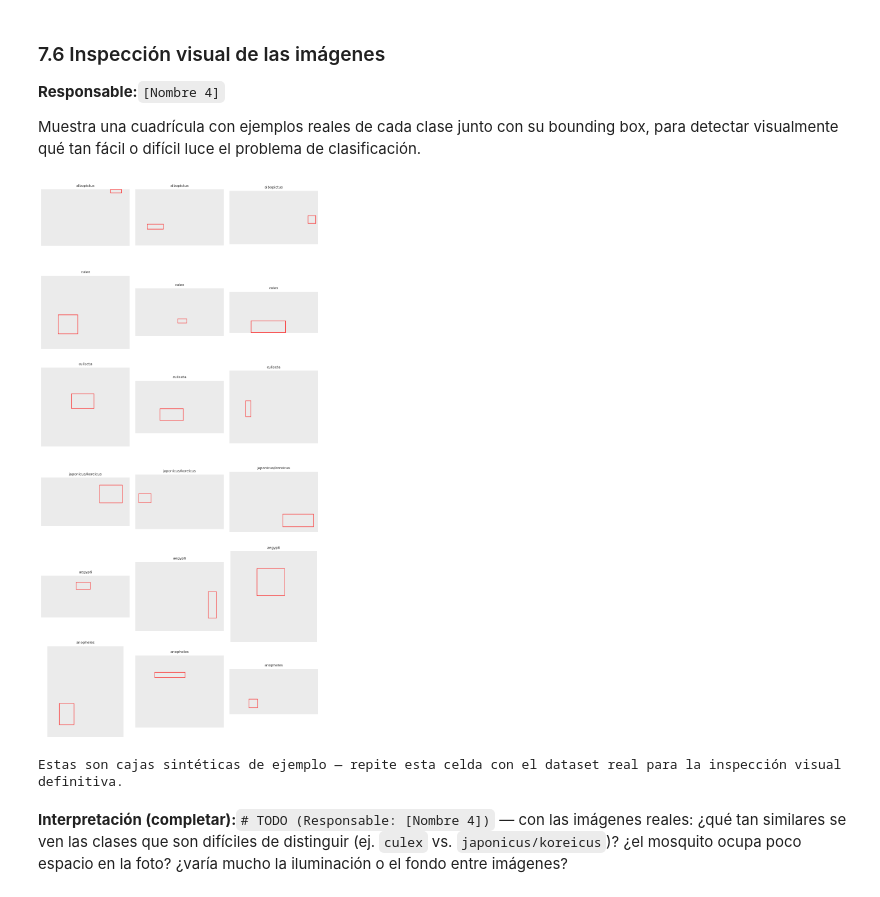
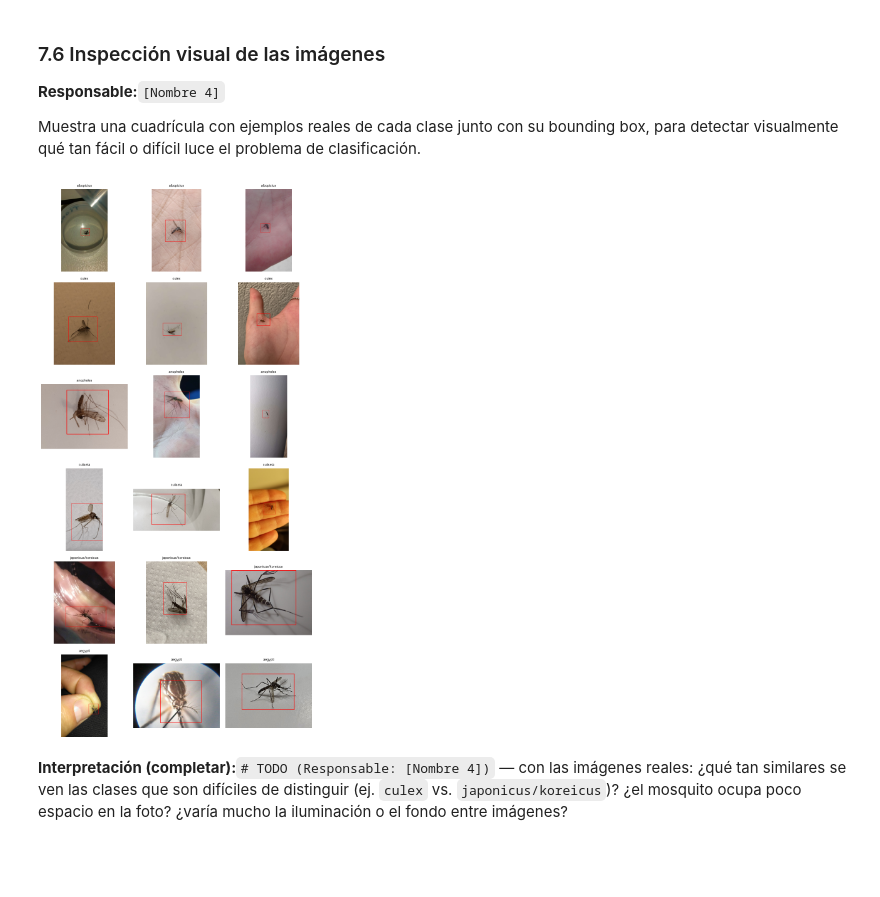
Before and after one commit to C3AC/Proyecto-2, a Jupyter notebook: notebooks/01_EDA_mosquito_species.ipynb, the cells around one changed output. Drawn from its saved outputs; the diff is of its cells as text; code cells hidden in the pictures; blank space fills up the shorter version.

```diff
--- a/notebooks/01_EDA_mosquito_species.ipynb
+++ b/notebooks/01_EDA_mosquito_species.ipynb
@@ -274,16 +233,16 @@ los datos reales (imágenes corruptas, rutas rotas, etc.).
 train_df["bbx_width"] = train_df["bbx_xbr"] - train_df["bbx_xtl"]
 train_df["bbx_height"] = train_df["bbx_ybr"] - train_df["bbx_ytl"]
 train_df["bbx_area"] = train_df["bbx_width"] * train_df["bbx_height"]
-train_df["image_area"] = train_df["width"] * train_df["height"]
+train_df["image_area"] = train_df["img_w"] * train_df["img_h"]
 train_df["bbx_area_ratio"] = train_df["bbx_area"] / train_df["image_area"]
-train_df["aspect_ratio"] = train_df["width"] / train_df["height"]
+train_df["aspect_ratio"] = train_df["img_w"] / train_df["img_h"]
 
 # Validación de consistencia geométrica del bounding box
 invalid_bbox = train_df[
     (train_df["bbx_width"] <= 0) |
     (train_df["bbx_height"] <= 0) |
-    (train_df["bbx_xbr"] > train_df["width"]) |
-    (train_df["bbx_ybr"] > train_df["height"])
+    (train_df["bbx_xbr"] > train_df["img_w"]) |
+    (train_df["bbx_ybr"] > train_df["img_h"])
 ]
 print(f"Filas con bounding box inconsistente: {len(invalid_bbox)}")
 invalid_bbox.head()
@@ -496,38 +447,37 @@ def show_sample_grid(df, images_dir, n_per_class=3, use_real=USE_REAL_DATA):
     for i, cls in enumerate(classes):
         sample = df[df["class_label"] == cls].sample(min(n_per_class, (df["class_label"] == cls).sum()),
                                                        random_state=RANDOM_SEED)
         for j in range(n_per_class):
             ax = axes[i, j] if len(classes) > 1 else axes[j]
             ax.axis("off")
             if j >= len(sample):
                 continue
             row = sample.iloc[j]
             if use_real:
-                img_path = os.path.join(images_dir, row["img_fname"])
+                img_path = os.path.join(images_dir, row["img_fName"])
                 if not os.path.exists(img_path):
                     ax.set_title("archivo no encontrado", fontsize=8)
                     continue
                 img = Image.open(img_path).convert("RGB")
             else:
                 # Placeholder sintético: lienzo en blanco del tamaño reportado en el CSV
-                img = Image.new("RGB", (int(row["width"]), int(row["height"])), (235, 235, 235))
+                img = Image.new("RGB", (int(row["img_w"]), int(row["img_h"])), (235, 235, 235))
             draw = ImageDraw.Draw(img)
             draw.rectangle([row["bbx_xtl"], row["bbx_ytl"], row["bbx_xbr"], row["bbx_ybr"]],
-                           outline="red", width=max(2, int(row["width"] / 200)))
+                           outline="red", width=max(2, int(row["img_w"] / 200)))
             ax.imshow(img)
             if j == 0:
                 ax.set_ylabel(cls, fontsize=9)
             ax.set_title(cls, fontsize=8)
     plt.tight_layout()
     plt.show()
 
 show_sample_grid(train_df, IMAGES_DIR)
 if not USE_REAL_DATA:
     print("Estas son cajas sintéticas de ejemplo — repite esta celda con el dataset real para "
           "la inspección visual definitiva.")
 # %% [output]
-[figure, old version]
+[figure, new version]
-Estas son cajas sintéticas de ejemplo — repite esta celda con el dataset real para la inspección visual definitiva.
 # %% [markdown]
 **Interpretación (completar):**`# TODO (Responsable: [Nombre 4])` — con las imágenes
 reales: ¿qué tan similares se ven las clases que son difíciles de distinguir (ej. `culex` vs.
```
Also changed, not shown: parts of 28 cells of this notebook, 1 other file.
